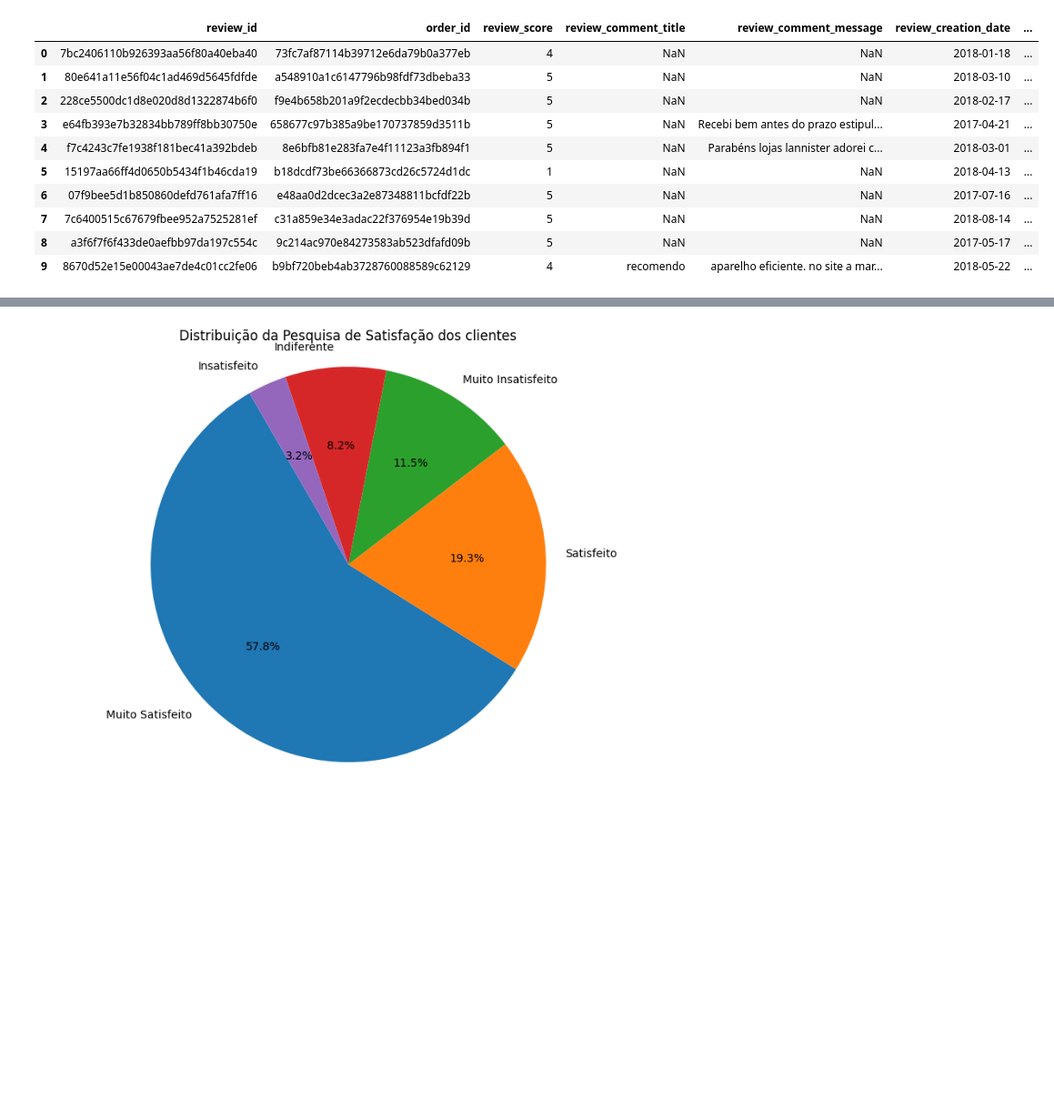
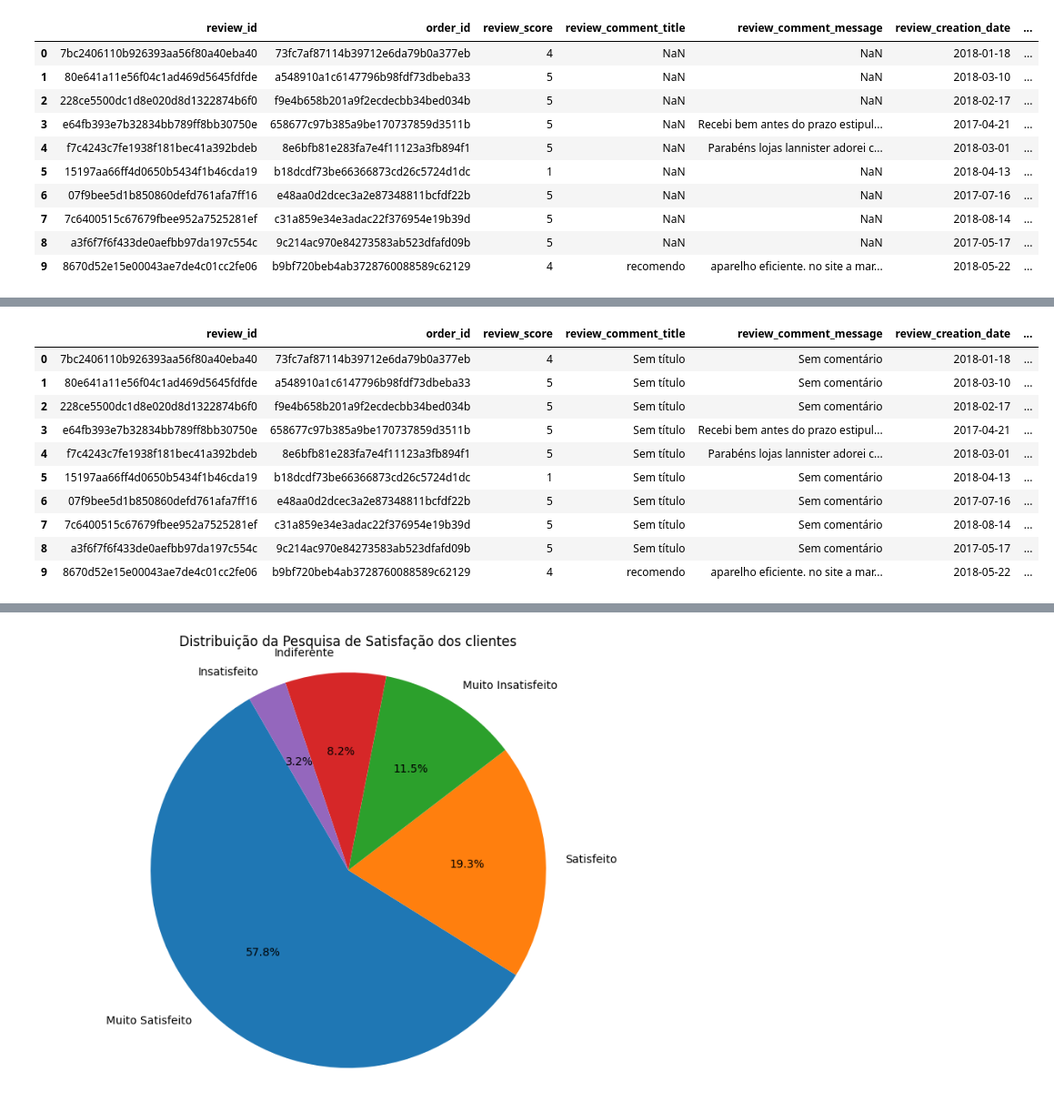
Before and after one commit to jdsala/Analise-Preditiva, a Jupyter notebook: Analise_Preditiva.ipynb, the cells around one changed output, grey strips where cells are left out. Shown at 91% size. Saved outputs shown, nothing was run; the diff lists cells and outputs as text; code cells hidden in the pictures; blank space fills up the shorter version.

```diff
--- a/Analise_Preditiva.ipynb
+++ b/Analise_Preditiva.ipynb
@@ -39,3 +51,19 @@ print(nulos)  # [False (Retorna "FALSO" se a célula contiver dados vazios), Tru
+# %%
+df['review_comment_title'] = df['review_comment_title'].fillna('Sem título')
+df['review_comment_message'] = df['review_comment_message'].fillna('Sem comentário')
+df.head(10)
+# %% [output]
+|  | review_id | order_id | review_score | review_comment_title | review_comment_message | review_creation_date | ... |
+| 0 | 7bc2406110b926393aa56f80a40eba40 | 73fc7af87114b39712e6da79b0a377eb | 4 | Sem título | Sem comentário | 2018-01-18 | ... |
+| 1 | 80e641a11e56f04c1ad469d5645fdfde | a548910a1c6147796b98fdf73dbeba33 | 5 | Sem título | Sem comentário | 2018-03-10 | ... |
+| 2 | 228ce5500dc1d8e020d8d1322874b6f0 | f9e4b658b201a9f2ecdecbb34bed034b | 5 | Sem título | Sem comentário | 2018-02-17 | ... |
+| 3 | e64fb393e7b32834bb789ff8bb30750e | 658677c97b385a9be170737859d3511b | 5 | Sem título | Recebi bem antes do prazo estipul... | 2017-04-21 | ... |
+| 4 | f7c4243c7fe1938f181bec41a392bdeb | 8e6bfb81e283fa7e4f11123a3fb894f1 | 5 | Sem título | Parabéns lojas lannister adorei c... | 2018-03-01 | ... |
+| 5 | 15197aa66ff4d0650b5434f1b46cda19 | b18dcdf73be66366873cd26c5724d1dc | 1 | Sem título | Sem comentário | 2018-04-13 | ... |
+| 6 | 07f9bee5d1b850860defd761afa7ff16 | e48aa0d2dcec3a2e87348811bcfdf22b | 5 | Sem título | Sem comentário | 2017-07-16 | ... |
+| 7 | 7c6400515c67679fbee952a7525281ef | c31a859e34e3adac22f376954e19b39d | 5 | Sem título | Sem comentário | 2018-08-14 | ... |
+| 8 | a3f6f7f6f433de0aefbb97da197c554c | 9c214ac970e84273583ab523dfafd09b | 5 | Sem título | Sem comentário | 2017-05-17 | ... |
+| 9 | 8670d52e15e00043ae7de4c01cc2fe06 | b9bf720beb4ab3728760088589c62129 | 4 | recomendo | aparelho eficiente. no site a mar... | 2018-05-22 | ... |
 # %%
 # 3-Transformação da coluna review_creation_date (data_da_criação)
 
```
Also changed, not shown: parts of 6 cells of this notebook.
